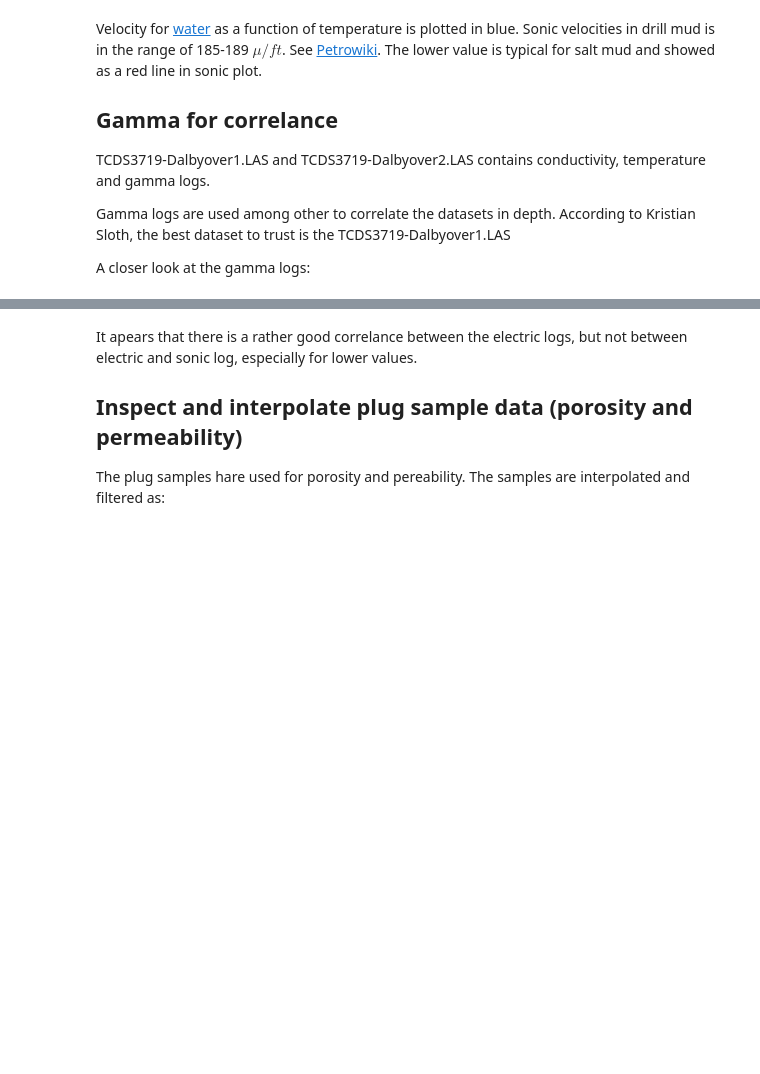
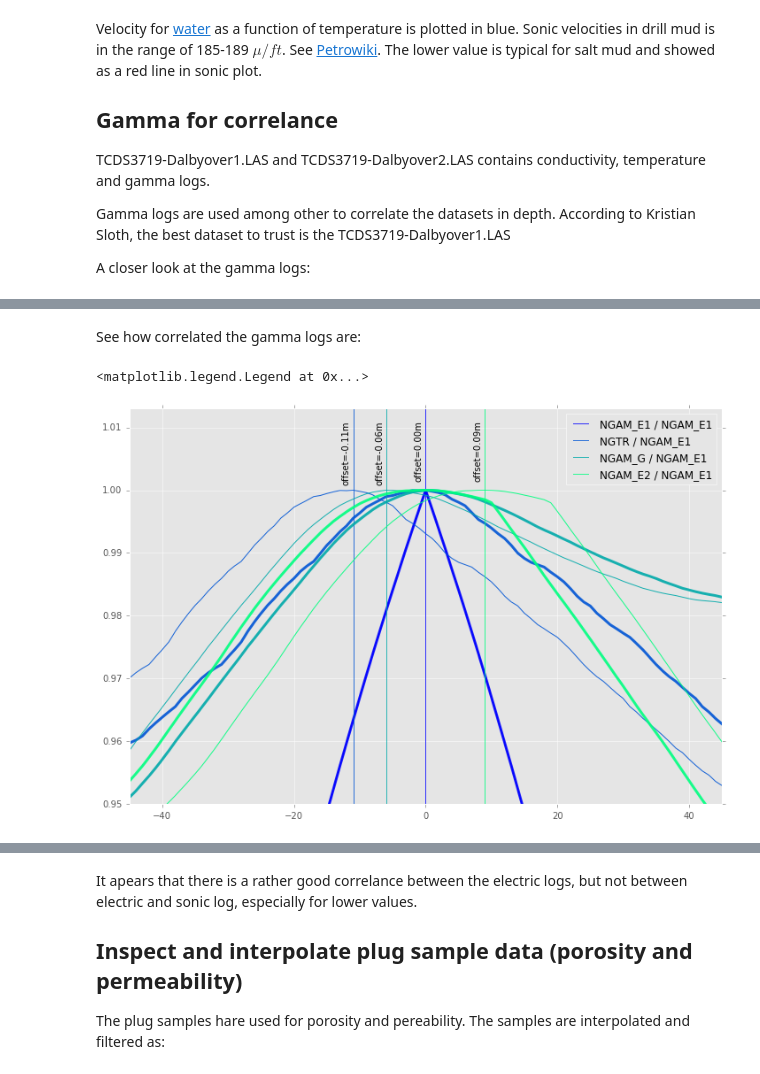
Before and after one commit to TobbeTripitaka/Dalbyover, a Jupyter notebook: Dalbyover sonic log.ipynb, the cells around one changed output, grey strips where cells are left out. Cells and saved outputs as stored; diff of their text form; code cells hidden in the pictures; blank space fills up the shorter version.

```diff
--- a/Dalbyover sonic log.ipynb
+++ b/Dalbyover sonic log.ipynb
@@ -346,0 +405,41 @@ plt.show()
+# %% [markdown]
+See how correlated the gamma logs are:
+# %%
+def cross_correlation(x1,x2,xc_type='same'):
+    x1 = data[x1]
+    x2 = data[x2]
+    x1[np.isnan(x1)] = 0.
+    x2[np.isnan(x2)] = 0.
+    xc=np.correlate(x1, x2, xc_type)
+    zero_offset = len(xc)/2
+    xc/=max(xc)
+    xx=np.arange(0,len(xc),1)-zero_offset
+    offset =  xc.argmax(axis=0)-zero_offset
+    return (pd.DataFrame(xc), pd.DataFrame(xx), offset, zero_offset)
+
+# Number of slices
+n = 3
+
+color=iter(cm.winter(np.linspace(0,1,len(gamma_logs))))
+for cross in gamma_logs:
+    xc, xx, offset, zero_offset = cross_correlation(cross,ref)
+    c=next(color)
+    plt.plot(xx,xc,c=c, alpha=0.9,lw=1)
+    plt.axvline(x=offset, c=c, label='%s / NGAM_E1'%cross,lw=1,alpha=0.8)
+    xc_offset = np.roll(xc, -offset, axis=None)
+    plt.plot(xx,xc_offset,c=c, alpha=0.9,lw=3)
+    plt.text(offset-1.7,1.01,'offset=%.02fm'%(offset/100.),fontsize=10,color='k', rotation='vertical')
+
+#    slices = xrange(0, len(data[cross]),len(data[cross])/n)
+#    for depth_range in slices:
+#        print depth_range
+
+# Find ref for well corelation
+plt.xlim(-45, 45)
+plt.ylim(0.95, 1.013)
+plt.legend()
+
+# Do new correlation scheme
+# %% [output]
+<matplotlib.legend.Legend at 0x...>
+[figure, added]
```
Also changed, not shown: parts of 9 cells of this notebook, 1 other file.
